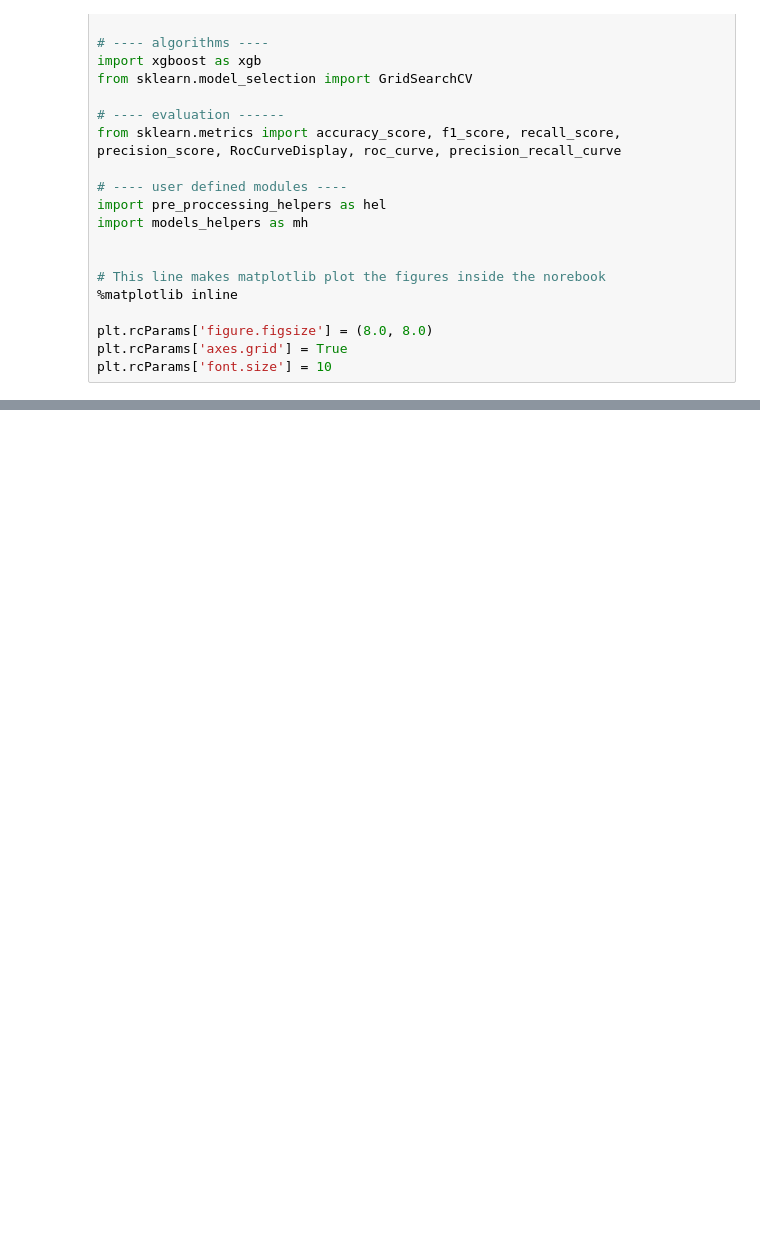
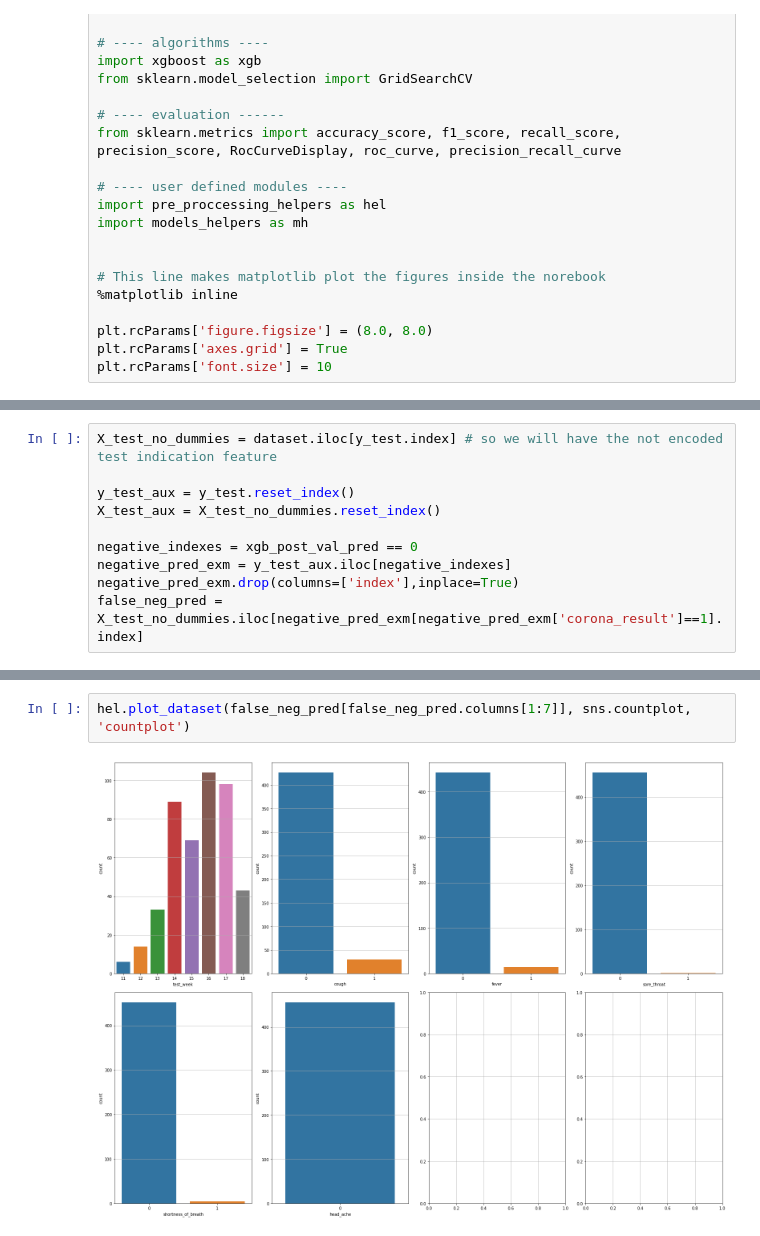
Before and after one commit to NirLalum/corona-diagnosis, a Jupyter notebook: xgboost.ipynb, the cells around one changed output, grey strips where cells are left out. Saved outputs shown, nothing was run; the diff lists cells and outputs as text; blank space fills up the shorter version.

```diff
--- a/xgboost.ipynb
+++ b/xgboost.ipynb
@@ -253,0 +185,10 @@ Parameters: { "colsample" } might not be used.
+# %%
+X_test_no_dummies = dataset.iloc[y_test.index] # so we will have the not encoded test indication feature
+
+y_test_aux = y_test.reset_index()
+X_test_aux = X_test_no_dummies.reset_index()
+
+negative_indexes = xgb_post_val_pred == 0
+negative_pred_exm = y_test_aux.iloc[negative_indexes]
+negative_pred_exm.drop(columns=['index'],inplace=True)
+false_neg_pred = X_test_no_dummies.iloc[negative_pred_exm[negative_pred_exm['corona_result']==1].index]
@@ -253,0 +229,4 @@ Parameters: { "colsample" } might not be used.
+# %%
+hel.plot_dataset(false_neg_pred[false_neg_pred.columns[1:7]], sns.countplot, 'countplot')
+# %% [output]
+[figure, added]
```
Also changed, not shown: parts of 18 cells of this notebook, 3 other files.
